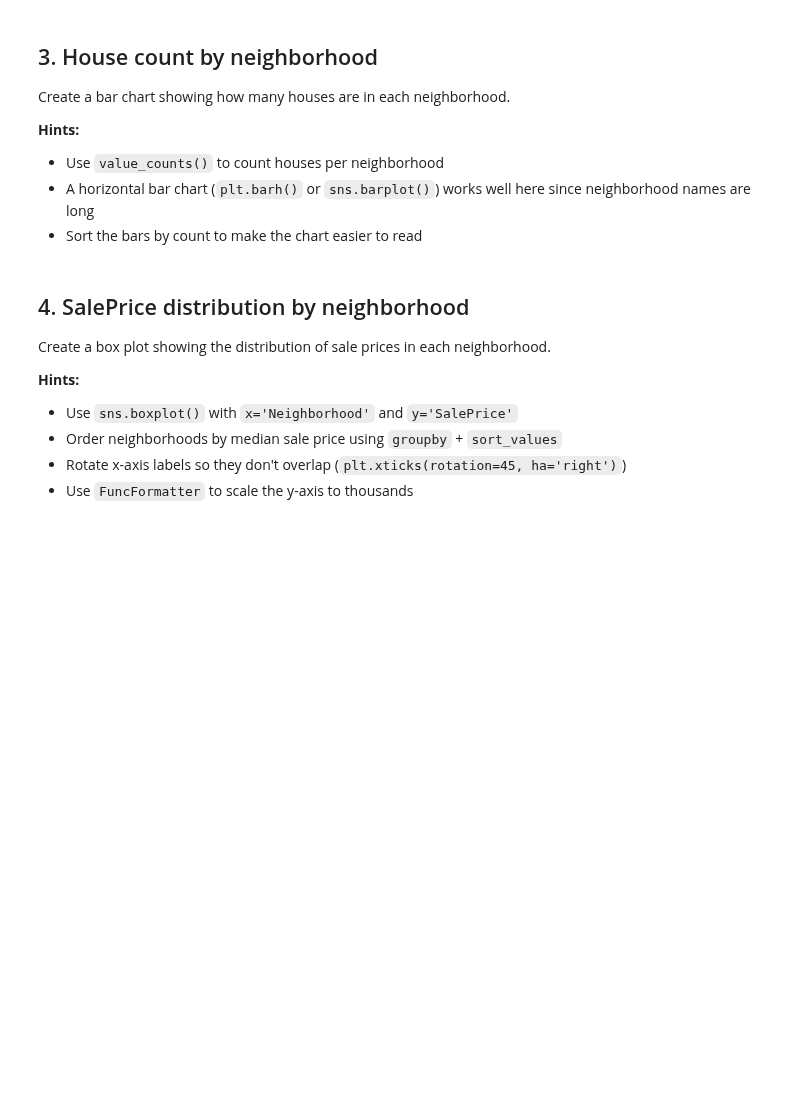
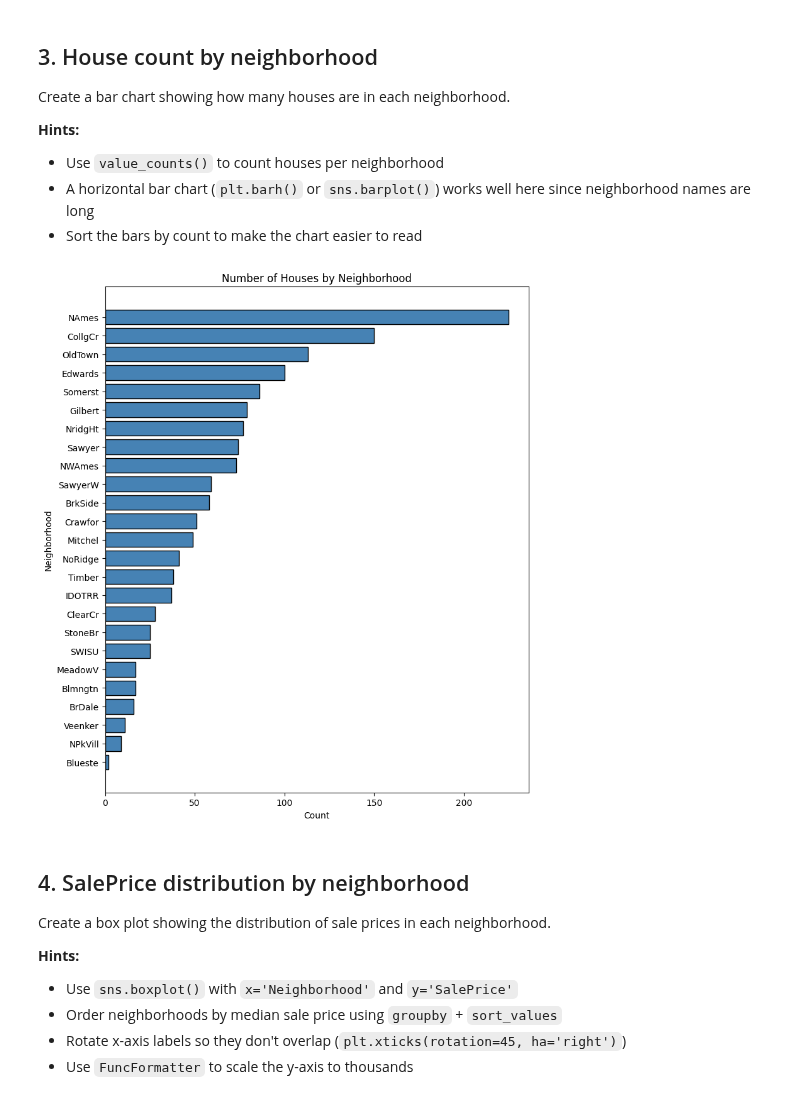
Before and after one commit to Alessandrarye/utd-aiml-coursework, a Jupyter notebook: notebooks/unit-2/lesson-11/lesson-11-activity.ipynb, the cells around one changed output. Drawn from its saved outputs; the diff is of its cells as text; code cells hidden in the pictures; blank space fills up the shorter version.

```diff
--- a/notebooks/unit-2/lesson-11/lesson-11-activity.ipynb
+++ b/notebooks/unit-2/lesson-11/lesson-11-activity.ipynb
@@ -75,12 +150,24 @@ Create a bar chart showing how many houses are in each neighborhood.
 - Sort the bars by count to make the chart easier to read
 # %%
 # Count houses by neighborhood
-# Your code here
+# Count houses by neighborhood (ascending so the longest bar lands on top in barh)
+counts = df['Neighborhood'].value_counts().sort_values()
+
+# Create a bar chart
+plt.figure(figsize=(8, 9))
+plt.barh(counts.index, counts.values, color='steelblue', edgecolor='black')
+plt.title('Number of Houses by Neighborhood')
+plt.xlabel('Count')
+plt.ylabel('Neighborhood')
+plt.tight_layout()
+plt.show()
 
 # Create a bar chart
 # Your code here
 
 plt.show()
+# %% [output]
+[figure, added]
 # %% [markdown]
 ## 4. SalePrice distribution by neighborhood
 
```
Also changed, not shown: parts of 8 cells of this notebook.
